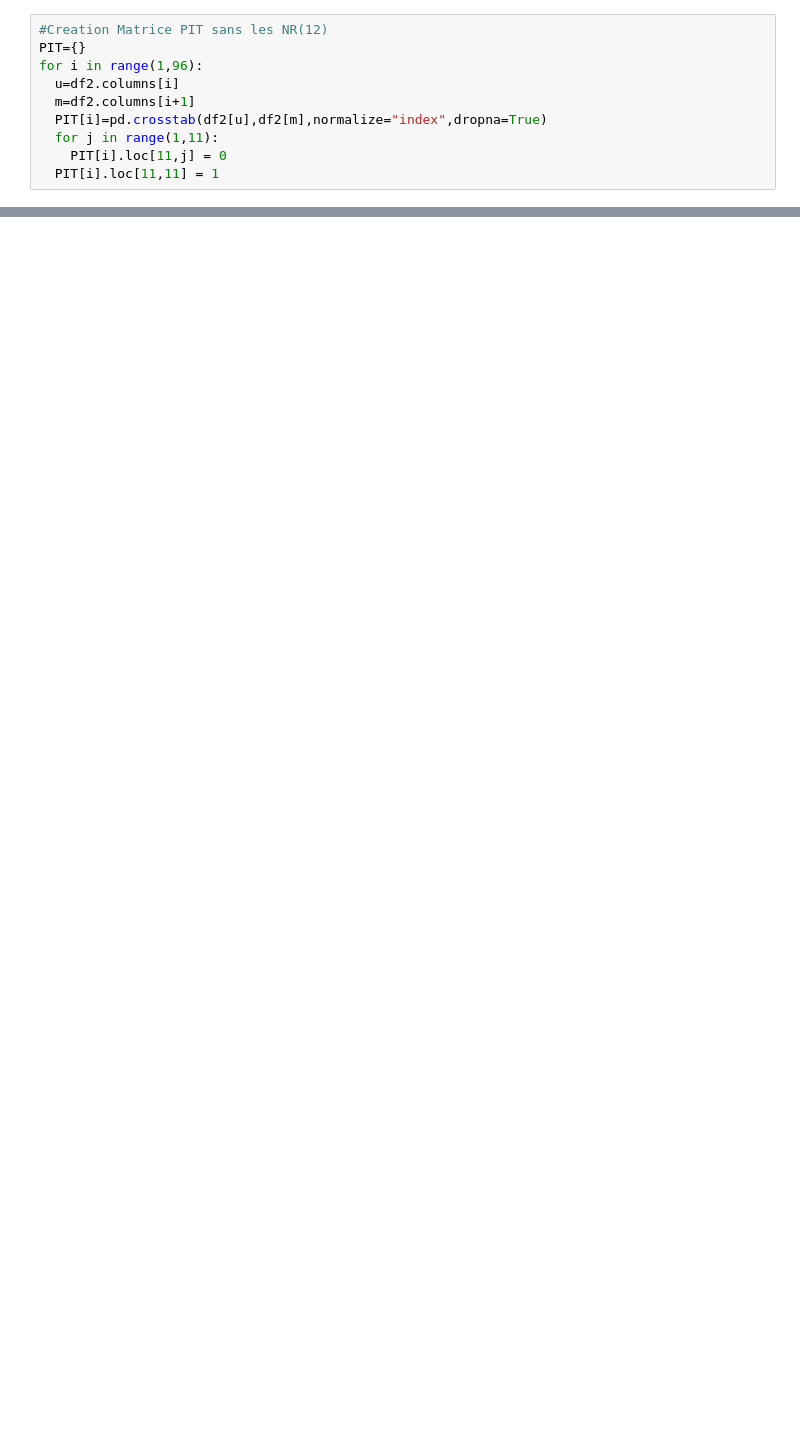
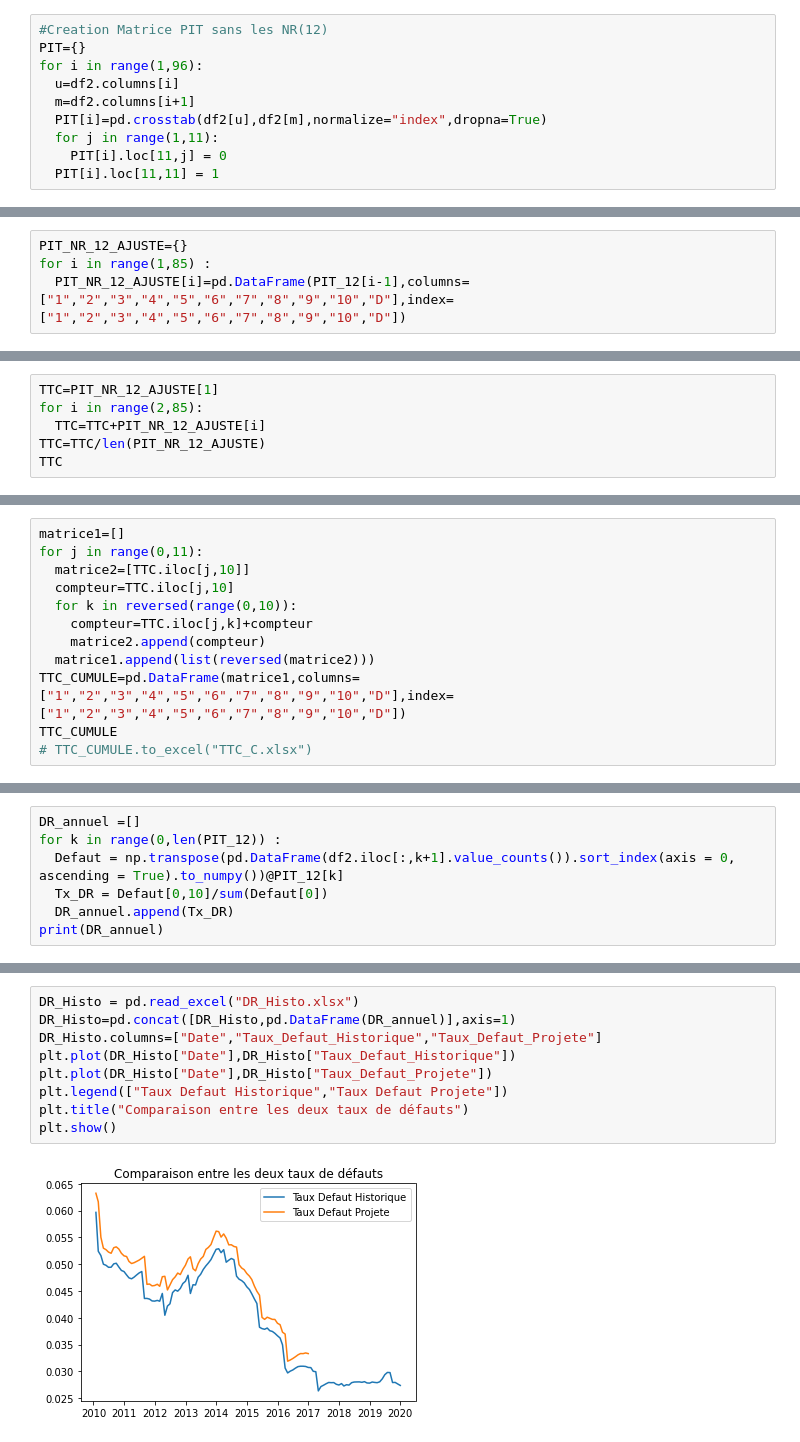
Before and after one commit to Kyllien/DRIM-Game, a Jupyter notebook: MatriceTransitionGood.ipynb, the cells around one changed output, grey strips where cells are left out. Saved outputs shown, nothing was run; the diff lists cells and outputs as text; blank space fills up the shorter version.

```diff
--- a/MatriceTransitionGood.ipynb
+++ b/MatriceTransitionGood.ipynb
@@ -201,0 +280,4 @@ TTC_NR_C
+# %%
+PIT_NR_12_AJUSTE={}
+for i in range(1,85) :
+  PIT_NR_12_AJUSTE[i]=pd.DataFrame(PIT_12[i-1],columns=["1","2","3","4","5","6","7","8","9","10","D"],index=["1","2","3","4","5","6","7","8","9","10","D"])
@@ -201,0 +303,6 @@ TTC_NR_C
+# %%
+TTC=PIT_NR_12_AJUSTE[1]
+for i in range(2,85):
+  TTC=TTC+PIT_NR_12_AJUSTE[i]
+TTC=TTC/len(PIT_NR_12_AJUSTE)
+TTC
@@ -201,0 +324,12 @@ TTC_NR_C
+# %%
+matrice1=[]
+for j in range(0,11):
+  matrice2=[TTC.iloc[j,10]]
+  compteur=TTC.iloc[j,10]
+  for k in reversed(range(0,10)):
+    compteur=TTC.iloc[j,k]+compteur
+    matrice2.append(compteur)
+  matrice1.append(list(reversed(matrice2)))
+TTC_CUMULE=pd.DataFrame(matrice1,columns=["1","2","3","4","5","6","7","8","9","10","D"],index=["1","2","3","4","5","6","7","8","9","10","D"])
+TTC_CUMULE
+# TTC_CUMULE.to_excel("TTC_C.xlsx")
@@ -201,0 +353,7 @@ TTC_NR_C
+# %%
+DR_annuel =[]
+for k in range(0,len(PIT_12)) :
+  Defaut = np.transpose(pd.DataFrame(df2.iloc[:,k+1].value_counts()).sort_index(axis = 0, ascending = True).to_numpy())@PIT_12[k]
+  Tx_DR = Defaut[0,10]/sum(Defaut[0])
+  DR_annuel.append(Tx_DR)
+print(DR_annuel)
@@ -201,0 +364,11 @@ TTC_NR_C
+# %%
+DR_Histo = pd.read_excel("DR_Histo.xlsx")
+DR_Histo=pd.concat([DR_Histo,pd.DataFrame(DR_annuel)],axis=1)
+DR_Histo.columns=["Date","Taux_Defaut_Historique","Taux_Defaut_Projete"]
+plt.plot(DR_Histo["Date"],DR_Histo["Taux_Defaut_Historique"])
+plt.plot(DR_Histo["Date"],DR_Histo["Taux_Defaut_Projete"])
+plt.legend(["Taux Defaut Historique","Taux Defaut Projete"])
+plt.title("Comparaison entre les deux taux de défauts")
+plt.show()
+# %% [output]
+[figure, added]
```
Also changed, not shown: parts of 96 cells of this notebook.
